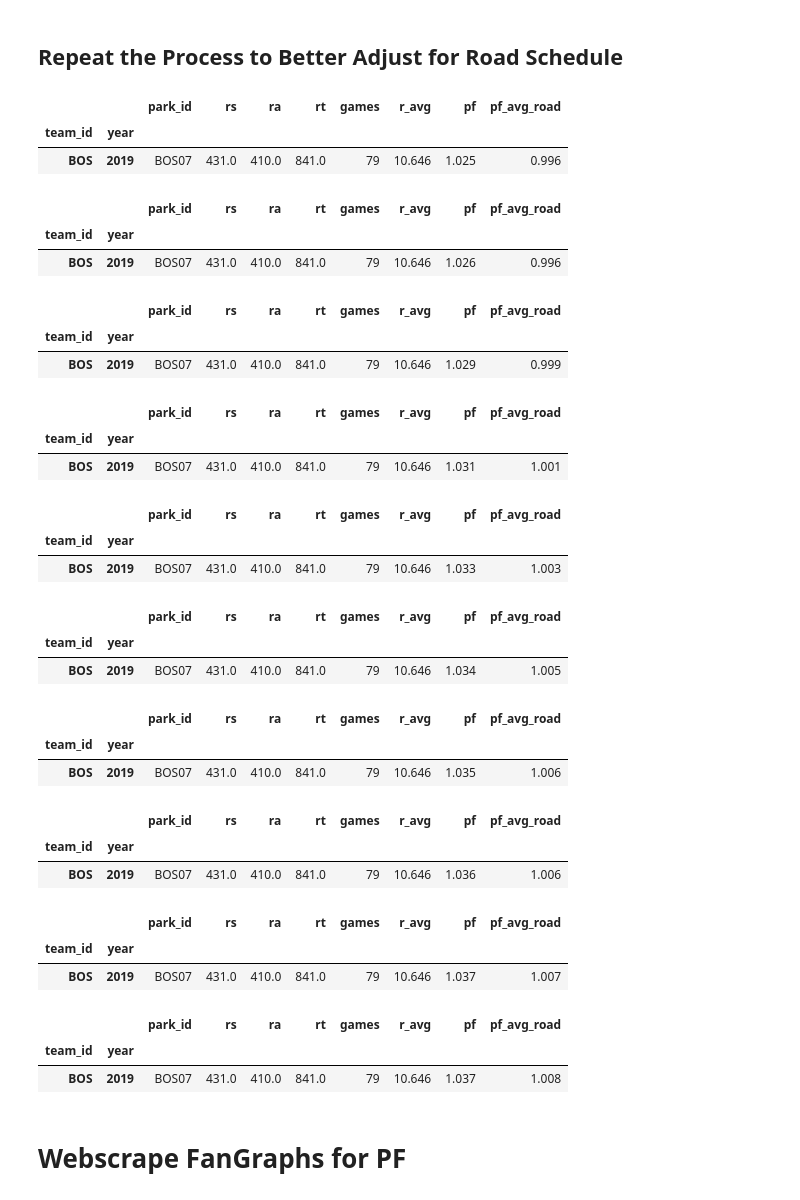
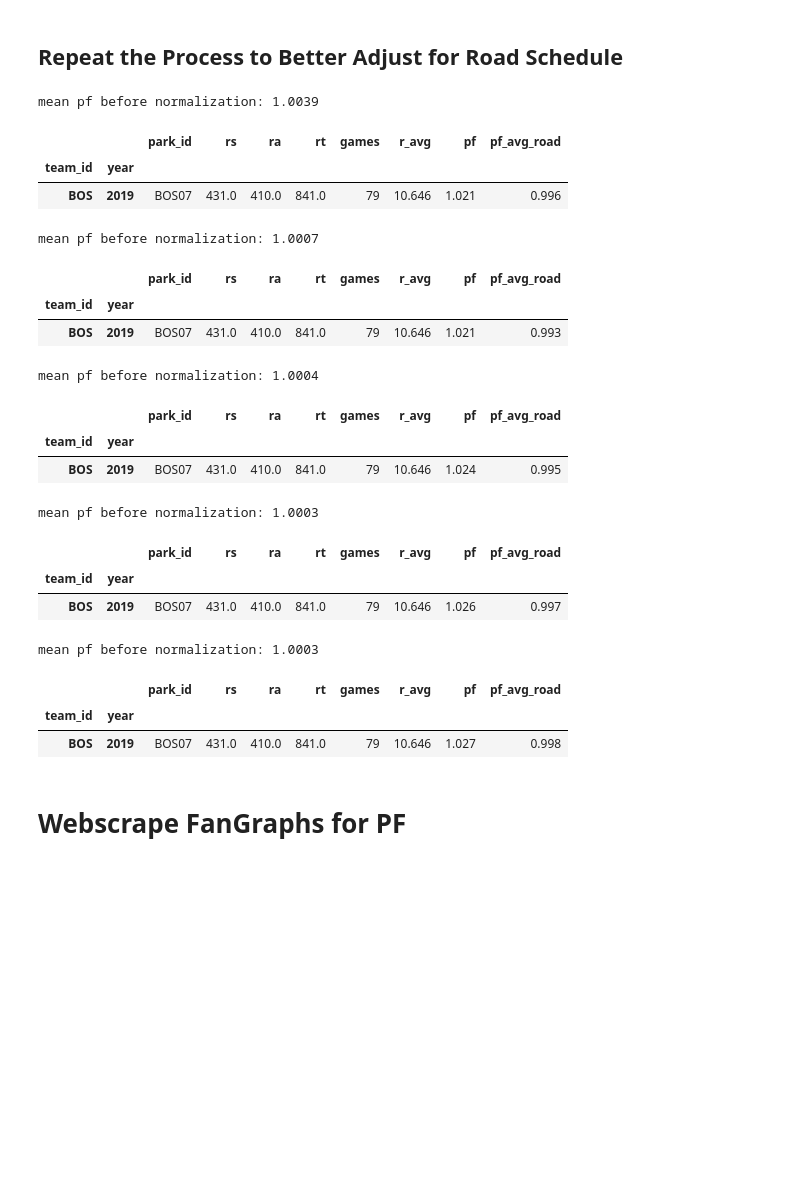
Before and after one commit to sdiehl28/baseball-analytics, a Jupyter notebook: baseball_jupyter_nb/03b_ParkFactor_CSV.ipynb, the cells around one changed output. Saved outputs shown, nothing was run; the diff lists cells and outputs as text; code cells hidden in the pictures; blank space fills up the shorter version.

Commit message:
before adjusting for road, be sure avg pf=1.0

```diff
--- a/baseball_jupyter_nb/03b_ParkFactor_CSV.ipynb
+++ b/baseball_jupyter_nb/03b_ParkFactor_CSV.ipynb
@@ -309,65 +309,60 @@ home_parks.query('team_id == "BOS" and year==2019').round(3)
 # %% [markdown]
 ## Repeat the Process to Better Adjust for Road Schedule
 # %%
-# repeat 10 more times
-for i in range(10):
+# repeat 5 more times
+for i in range(5):
     road_parks = road_parks.drop(columns=['pf'])
 
     home_parks = home_parks.reset_index()
     cols = ['park_id', 'year', 'pf']
     road_parks = road_parks.merge(home_parks[cols],
                      how='left',  # left join
                      left_on=['park_id', 'year'],
                      right_on=['park_id', 'year'])
     home_parks = home_parks.set_index(['team_id', 'year'])
 
     # create adjusted road runs based on each park's pf
     road_parks['rs_adj'] = road_parks['rs'] / road_parks['pf']
     road_parks['ra_adj'] = road_parks['ra'] / road_parks['pf']
     road_parks['pf_games'] = road_parks['pf'] * road_parks['games']  # to compute weighted avg of road pf
 
     road_totals = road_parks.groupby(['team_id', 'year']).agg(
         rs_adj=('rs_adj', 'sum'), games=('games', 'sum'),
         ra_adj=('ra_adj', 'sum'), pf_adj_sum=('pf_games', 'sum'))
     road_totals['rt_adj'] = road_totals['rs_adj'] + road_totals['ra_adj']
     road_totals['r_avg_adj'] = road_totals['rt_adj'] / road_totals['games']
     road_totals['pf_avg_road'] = road_totals['pf_adj_sum'] / road_totals['games']  # weighted avg of road pf
 
     home_parks['pf'] = home_parks['r_avg'] / road_totals['r_avg_adj']
     home_parks['pf_avg_road'] = road_totals['pf_avg_road']
 
+    # normalize: league average should be 1.0 (this is a minor correction)
+    pf_mean = home_parks['pf'].mean()
+    print(f'mean pf before normalization: {pf_mean:6.4f}')
+    home_parks['pf'] /= pf_mean
+
     display(home_parks.query('team_id == "BOS" and year==2019').round(3))
 # %% [output]
+mean pf before normalization: 1.0039
 |  |  | park_id | rs | ra | rt | games | r_avg | pf | pf_avg_road |
 | team_id | year |  |  |  |  |  |  |  |  |
-| BOS | 2019 | BOS07 | 431.0 | 410.0 | 841.0 | 79 | 10.646 | 1.025 | 0.996 |
+| BOS | 2019 | BOS07 | 431.0 | 410.0 | 841.0 | 79 | 10.646 | 1.021 | 0.996 |
+mean pf before normalization: 1.0007
 |  |  | park_id | rs | ra | rt | games | r_avg | pf | pf_avg_road |
 | team_id | year |  |  |  |  |  |  |  |  |
-| BOS | 2019 | BOS07 | 431.0 | 410.0 | 841.0 | 79 | 10.646 | 1.026 | 0.996 |
+| BOS | 2019 | BOS07 | 431.0 | 410.0 | 841.0 | 79 | 10.646 | 1.021 | 0.993 |
+mean pf before normalization: 1.0004
 |  |  | park_id | rs | ra | rt | games | r_avg | pf | pf_avg_road |
 | team_id | year |  |  |  |  |  |  |  |  |
-| BOS | 2019 | BOS07 | 431.0 | 410.0 | 841.0 | 79 | 10.646 | 1.029 | 0.999 |
+| BOS | 2019 | BOS07 | 431.0 | 410.0 | 841.0 | 79 | 10.646 | 1.024 | 0.995 |
+mean pf before normalization: 1.0003
 |  |  | park_id | rs | ra | rt | games | r_avg | pf | pf_avg_road |
 | team_id | year |  |  |  |  |  |  |  |  |
-| BOS | 2019 | BOS07 | 431.0 | 410.0 | 841.0 | 79 | 10.646 | 1.031 | 1.001 |
+| BOS | 2019 | BOS07 | 431.0 | 410.0 | 841.0 | 79 | 10.646 | 1.026 | 0.997 |
+mean pf before normalization: 1.0003
 |  |  | park_id | rs | ra | rt | games | r_avg | pf | pf_avg_road |
 | team_id | year |  |  |  |  |  |  |  |  |
-| BOS | 2019 | BOS07 | 431.0 | 410.0 | 841.0 | 79 | 10.646 | 1.033 | 1.003 |
+| BOS | 2019 | BOS07 | 431.0 | 410.0 | 841.0 | 79 | 10.646 | 1.027 | 0.998 |
-|  |  | park_id | rs | ra | rt | games | r_avg | pf | pf_avg_road |
-| team_id | year |  |  |  |  |  |  |  |  |
-| BOS | 2019 | BOS07 | 431.0 | 410.0 | 841.0 | 79 | 10.646 | 1.034 | 1.005 |
-|  |  | park_id | rs | ra | rt | games | r_avg | pf | pf_avg_road |
-| team_id | year |  |  |  |  |  |  |  |  |
-| BOS | 2019 | BOS07 | 431.0 | 410.0 | 841.0 | 79 | 10.646 | 1.035 | 1.006 |
-|  |  | park_id | rs | ra | rt | games | r_avg | pf | pf_avg_road |
-| team_id | year |  |  |  |  |  |  |  |  |
-| BOS | 2019 | BOS07 | 431.0 | 410.0 | 841.0 | 79 | 10.646 | 1.036 | 1.006 |
-|  |  | park_id | rs | ra | rt | games | r_avg | pf | pf_avg_road |
-| team_id | year |  |  |  |  |  |  |  |  |
-| BOS | 2019 | BOS07 | 431.0 | 410.0 | 841.0 | 79 | 10.646 | 1.037 | 1.007 |
-|  |  | park_id | rs | ra | rt | games | r_avg | pf | pf_avg_road |
-| team_id | year |  |  |  |  |  |  |  |  |
-| BOS | 2019 | BOS07 | 431.0 | 410.0 | 841.0 | 79 | 10.646 | 1.037 | 1.008 |
 # %% [markdown]
 # Webscrape FanGraphs for PF
 # %%
```
Also changed, not shown: parts of 11 cells of this notebook.
